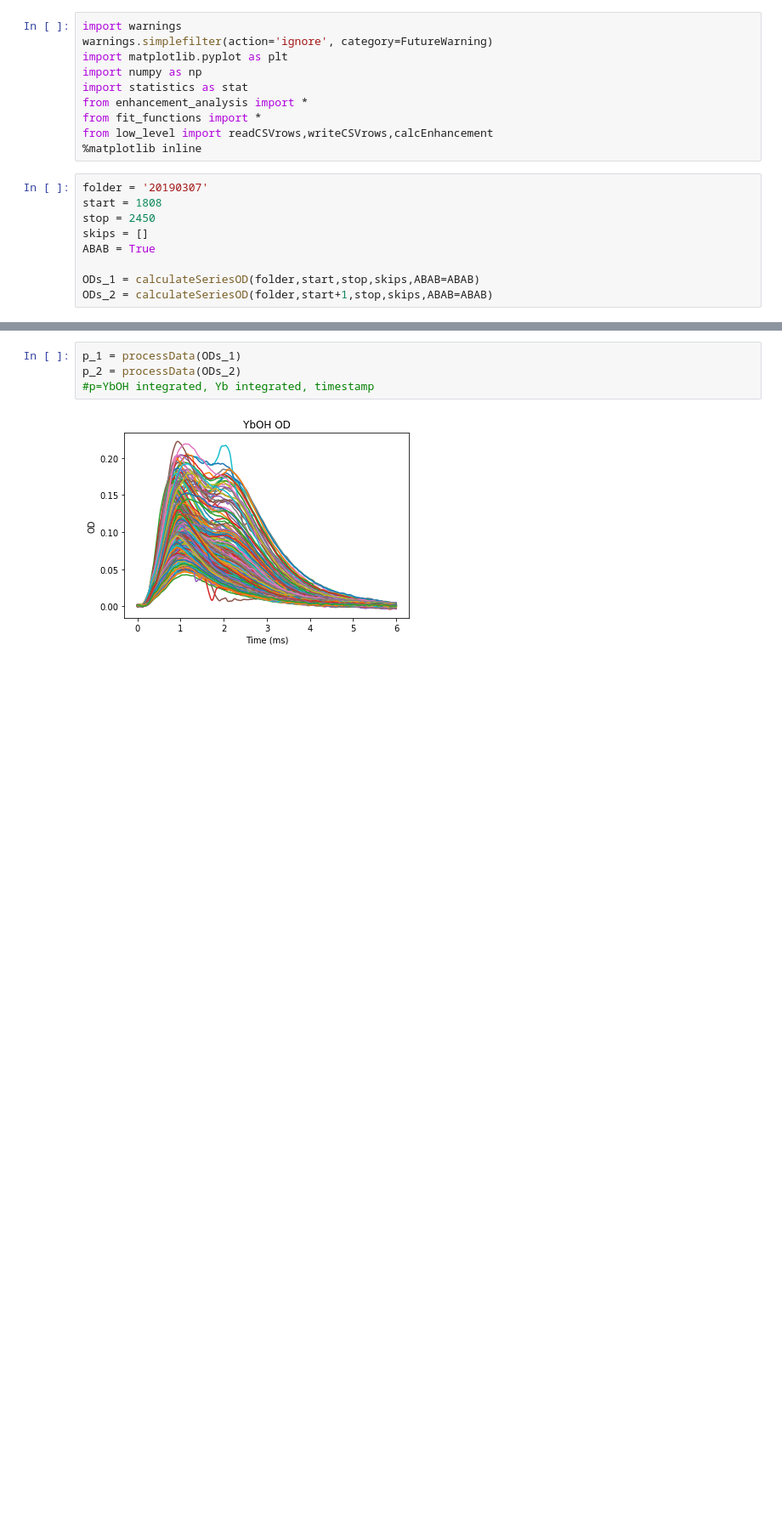
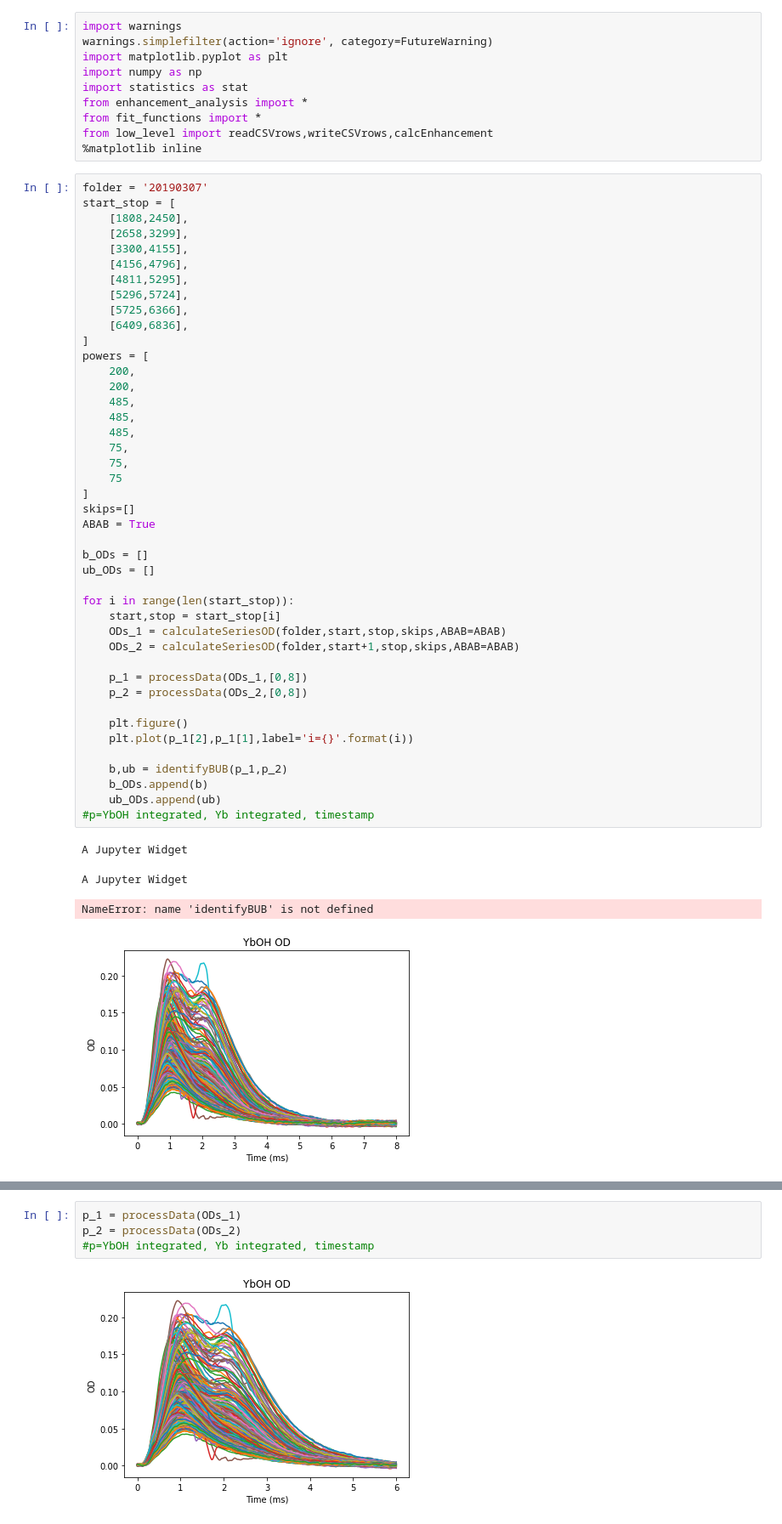
Before and after one commit to HutzlerLab/Enhancement-Analysis, a Jupyter notebook: 03102019_Enhancement_Analysis.ipynb, the cells around one changed output, grey strips where cells are left out. Shown at 85% size. Drawn from its saved outputs; the diff is of its cells as text; blank space fills up the shorter version.

```diff
--- a/03102019_Enhancement_Analysis.ipynb
+++ b/03102019_Enhancement_Analysis.ipynb
@@ -8,12 +8,51 @@ from enhancement_analysis import *
 from fit_functions import *
 from low_level import readCSVrows,writeCSVrows,calcEnhancement
 %matplotlib inline
-# %%
-folder = '20190307'
-start = 1808
-stop = 2450
-skips = []
-ABAB = True
-
-ODs_1 = calculateSeriesOD(folder,start,stop,skips,ABAB=ABAB)
-ODs_2 = calculateSeriesOD(folder,start+1,stop,skips,ABAB=ABAB)
+# %%
+folder = '20190307'
+start_stop = [
+    [1808,2450],
+    [2658,3299],
+    [3300,4155],
+    [4156,4796],
+    [4811,5295],
+    [5296,5724],
+    [5725,6366],
+    [6409,6836],
+]
+powers = [
+    200,
+    200,
+    485,
+    485,
+    485,
+    75,
+    75,
+    75
+]
+skips=[]
+ABAB = True
+
+b_ODs = []
+ub_ODs = []
+
+for i in range(len(start_stop)):
+    start,stop = start_stop[i]
+    ODs_1 = calculateSeriesOD(folder,start,stop,skips,ABAB=ABAB)
+    ODs_2 = calculateSeriesOD(folder,start+1,stop,skips,ABAB=ABAB)
+
+    p_1 = processData(ODs_1,[0,8])
+    p_2 = processData(ODs_2,[0,8])
+
+    plt.figure()
+    plt.plot(p_1[2],p_1[1],label='i={}'.format(i))
+
+    b,ub = identifyBUB(p_1,p_2)
+    b_ODs.append(b)
+    ub_ODs.append(ub)
+#p=YbOH integrated, Yb integrated, timestamp
+# %% [output]
+A Jupyter Widget
+A Jupyter Widget
+NameError: name 'identifyBUB' is not defined
+[figure, added]
```
Also changed, not shown: parts of 1 cell of this notebook, 2 other files.
